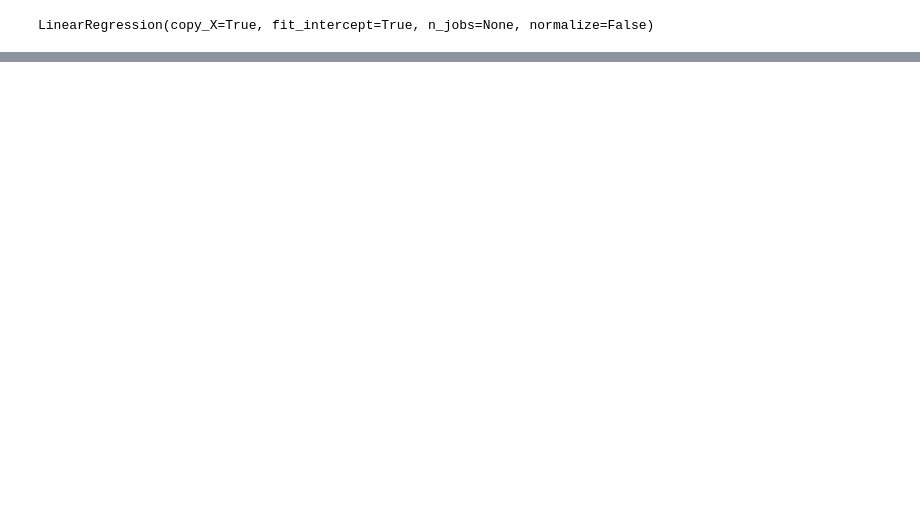
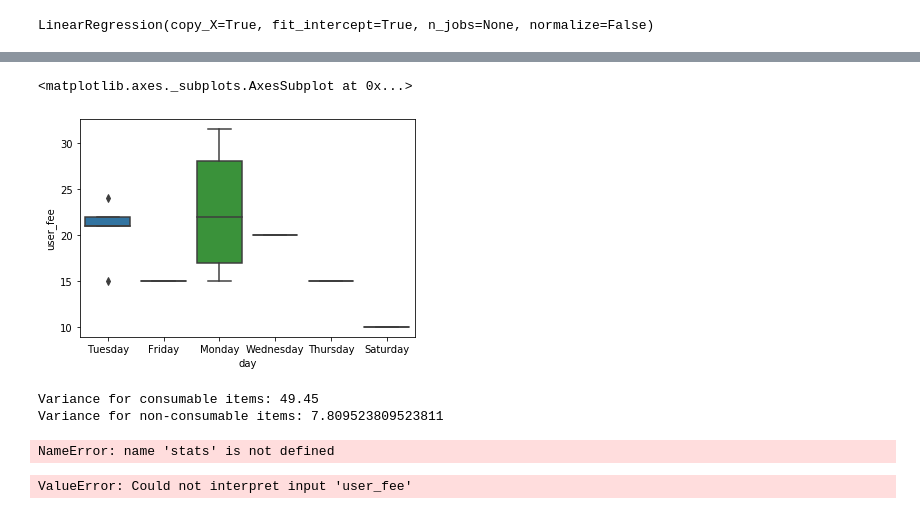
Before and after one commit to khaifahmi99/iot-smart-parking, a Jupyter notebook: ml/SmartParking-ML.ipynb, the cells around one changed output, grey strips where cells are left out. Cells and saved outputs as stored; diff of their text form; code cells hidden in the pictures; blank space fills up the shorter version.

Commit message:
added ttest analysis on ml data

```diff
--- a/ml/SmartParking-ML.ipynb
+++ b/ml/SmartParking-ML.ipynb
@@ -104,0 +107,4 @@ plt.plot(test_X, model.predict(test_X),color='k')
+# %%
+raw_df['ts'] = pd.to_datetime(raw_df['ts'])
+raw_df['day'] = raw_df['ts'].dt.weekday_name
+raw_df
@@ -104,0 +140,25 @@ plt.plot(test_X, model.predict(test_X),color='k')
+# %%
+sns.boxplot(data=raw_df, x="day", y="user_fee")
+# %% [output]
+<matplotlib.axes._subplots.AxesSubplot at 0x...>
+[figure, added]
+# %%
+from scipy import stats
+
+print('Variance for consumable items:', stats.tvar(raw_df[raw_df['day'] == 'Monday']['user_fee']))
+print('Variance for non-consumable items:', stats.tvar(raw_df[raw_df['day'] == 'Tuesday']['user_fee']))
+# %% [output]
+Variance for consumable items: 49.45
+Variance for non-consumable items: 7.809523809523811
+# %%
+monday = raw_df[raw_df['day'] == 'Monday']['user_fee']
+tuesday = raw_df[raw_df['day'] == 'Tuesday']['user_fee']
+
+s, p_val = stats.ttest_ind(high_vis, low_vis, equal_var=False)
+print('p-value: ', p_val)
+# %% [output]
+NameError: name 'stats' is not defined
+# %%
+sns.barplot(df=g, y='user_fee')
+# %% [output]
+ValueError: Could not interpret input 'user_fee'
```
Also changed, not shown: parts of 6 cells of this notebook, 1 other file.
